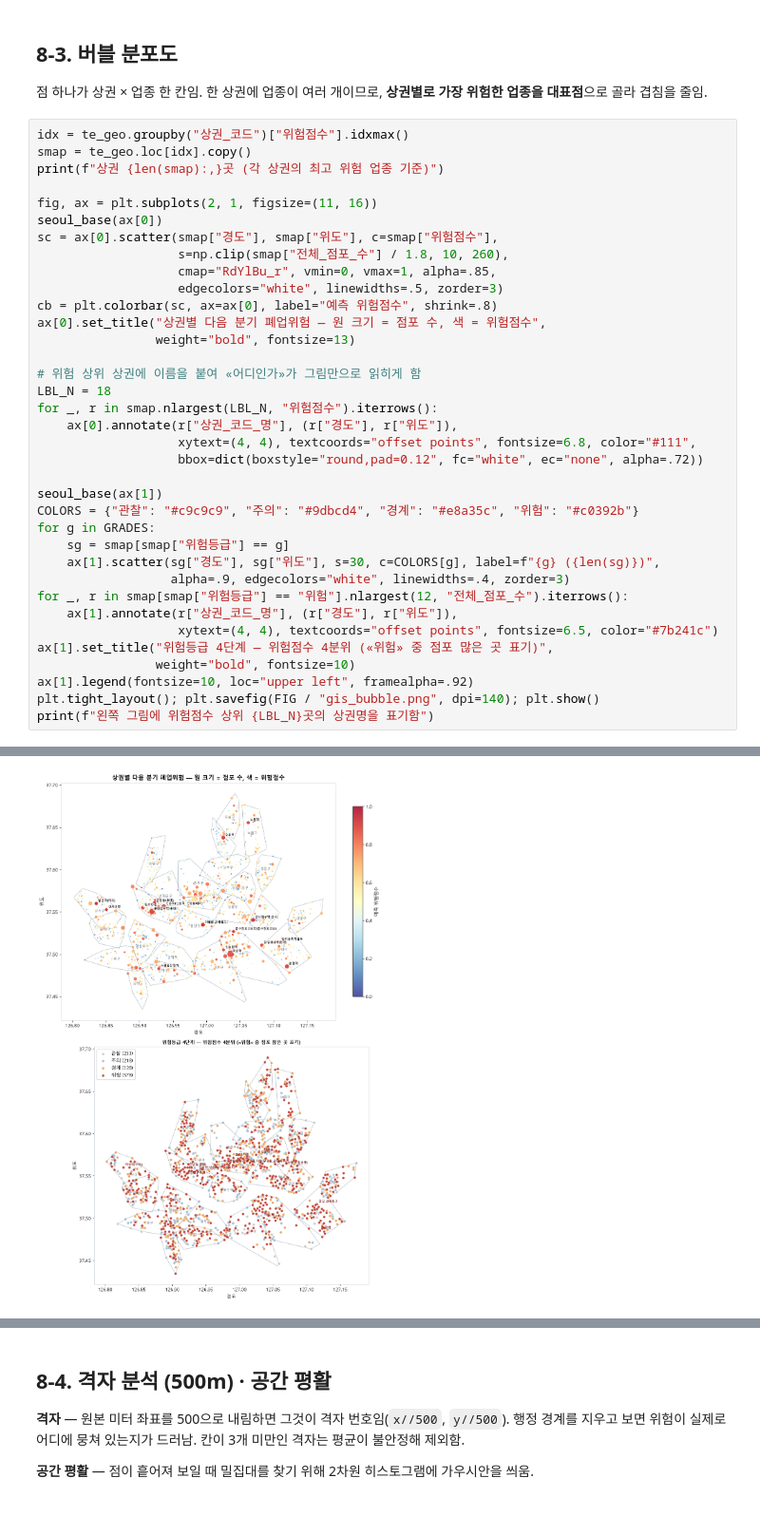
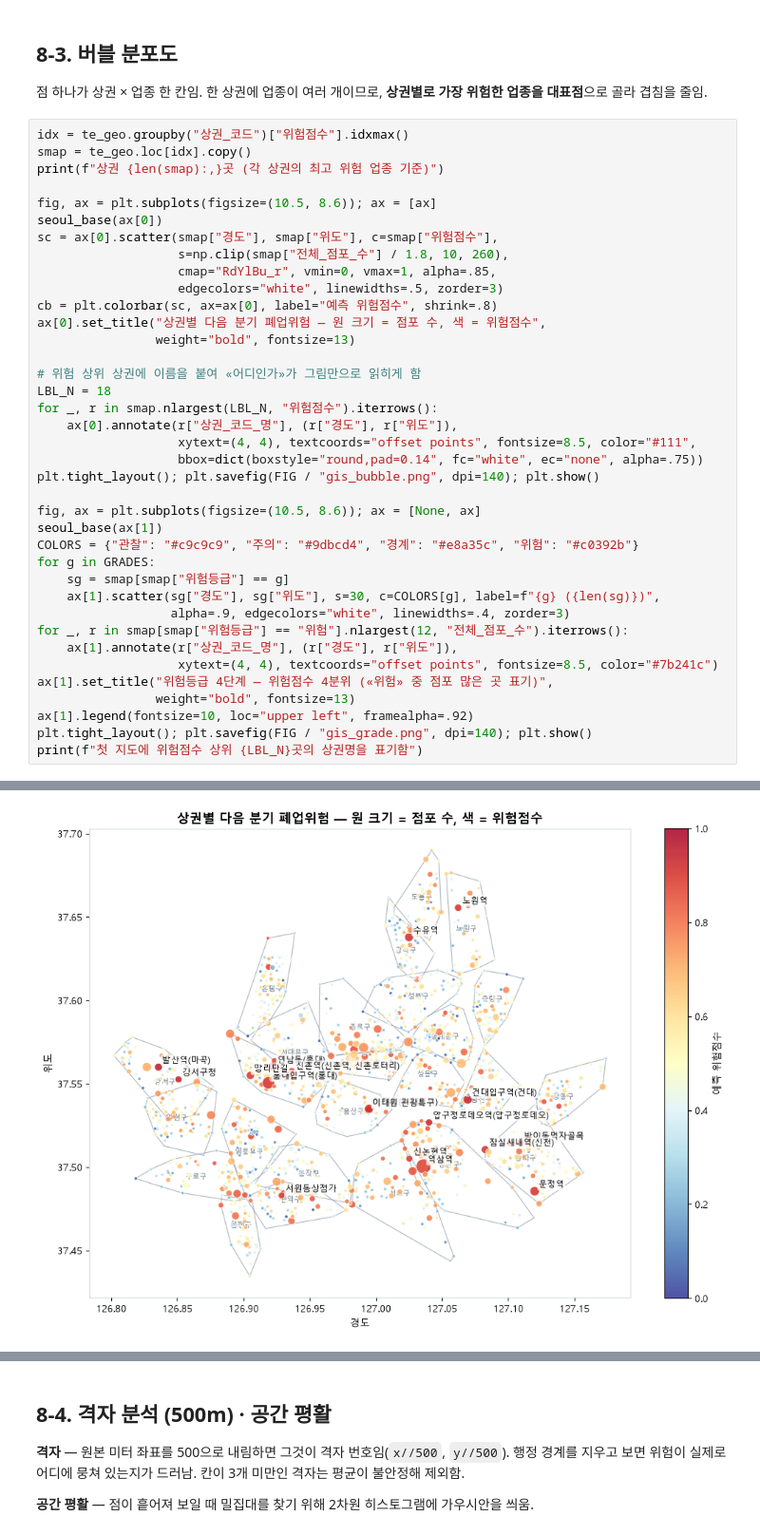
Before and after one commit to d97610-cloud/ai-data-bootcamp, a Jupyter notebook: MLProject/상권_폐업위험_모델링.ipynb, the cells around one changed output, grey strips where cells are left out. Shown at 95% size. Cells and saved outputs as stored; diff of their text form.

```diff
--- a/MLProject/상권_폐업위험_모델링.ipynb
+++ b/MLProject/상권_폐업위험_모델링.ipynb
@@ -1674,38 +1674,40 @@ print("→ 외부 지도 자료 없이 좌표만으로 만든 배경임. 위치
 idx = te_geo.groupby("상권_코드")["위험점수"].idxmax()
 smap = te_geo.loc[idx].copy()
 print(f"상권 {len(smap):,}곳 (각 상권의 최고 위험 업종 기준)")
 
-fig, ax = plt.subplots(2, 1, figsize=(11, 16))
+fig, ax = plt.subplots(figsize=(10.5, 8.6)); ax = [ax]
 seoul_base(ax[0])
 sc = ax[0].scatter(smap["경도"], smap["위도"], c=smap["위험점수"],
                    s=np.clip(smap["전체_점포_수"] / 1.8, 10, 260),
                    cmap="RdYlBu_r", vmin=0, vmax=1, alpha=.85,
                    edgecolors="white", linewidths=.5, zorder=3)
 cb = plt.colorbar(sc, ax=ax[0], label="예측 위험점수", shrink=.8)
 ax[0].set_title("상권별 다음 분기 폐업위험 — 원 크기 = 점포 수, 색 = 위험점수",
                 weight="bold", fontsize=13)
 
 # 위험 상위 상권에 이름을 붙여 «어디인가»가 그림만으로 읽히게 함
 LBL_N = 18
 for _, r in smap.nlargest(LBL_N, "위험점수").iterrows():
     ax[0].annotate(r["상권_코드_명"], (r["경도"], r["위도"]),
-                   xytext=(4, 4), textcoords="offset points", fontsize=6.8, color="#111",
-                   bbox=dict(boxstyle="round,pad=0.12", fc="white", ec="none", alpha=.72))
+                   xytext=(4, 4), textcoords="offset points", fontsize=8.5, color="#111",
+                   bbox=dict(boxstyle="round,pad=0.14", fc="white", ec="none", alpha=.75))
+plt.tight_layout(); plt.savefig(FIG / "gis_bubble.png", dpi=140); plt.show()
 
+fig, ax = plt.subplots(figsize=(10.5, 8.6)); ax = [None, ax]
 seoul_base(ax[1])
 COLORS = {"관찰": "#c9c9c9", "주의": "#9dbcd4", "경계": "#e8a35c", "위험": "#c0392b"}
 for g in GRADES:
     sg = smap[smap["위험등급"] == g]
     ax[1].scatter(sg["경도"], sg["위도"], s=30, c=COLORS[g], label=f"{g} ({len(sg)})",
                   alpha=.9, edgecolors="white", linewidths=.4, zorder=3)
 for _, r in smap[smap["위험등급"] == "위험"].nlargest(12, "전체_점포_수").iterrows():
     ax[1].annotate(r["상권_코드_명"], (r["경도"], r["위도"]),
-                   xytext=(4, 4), textcoords="offset points", fontsize=6.5, color="#7b241c")
+                   xytext=(4, 4), textcoords="offset points", fontsize=8.5, color="#7b241c")
 ax[1].set_title("위험등급 4단계 — 위험점수 4분위 («위험» 중 점포 많은 곳 표기)",
-                weight="bold", fontsize=10)
+                weight="bold", fontsize=13)
 ax[1].legend(fontsize=10, loc="upper left", framealpha=.92)
-plt.tight_layout(); plt.savefig(FIG / "gis_bubble.png", dpi=140); plt.show()
-print(f"왼쪽 그림에 위험점수 상위 {LBL_N}곳의 상권명을 표기함")
+plt.tight_layout(); plt.savefig(FIG / "gis_grade.png", dpi=140); plt.show()
+print(f"첫 지도에 위험점수 상위 {LBL_N}곳의 상권명을 표기함")
 # %% [output]
 상권 1,357곳 (각 상권의 최고 위험 업종 기준)
-[figure, old version]
+[figure, new version]
```
Also changed, not shown: parts of 12 cells of this notebook, 4 other files.
